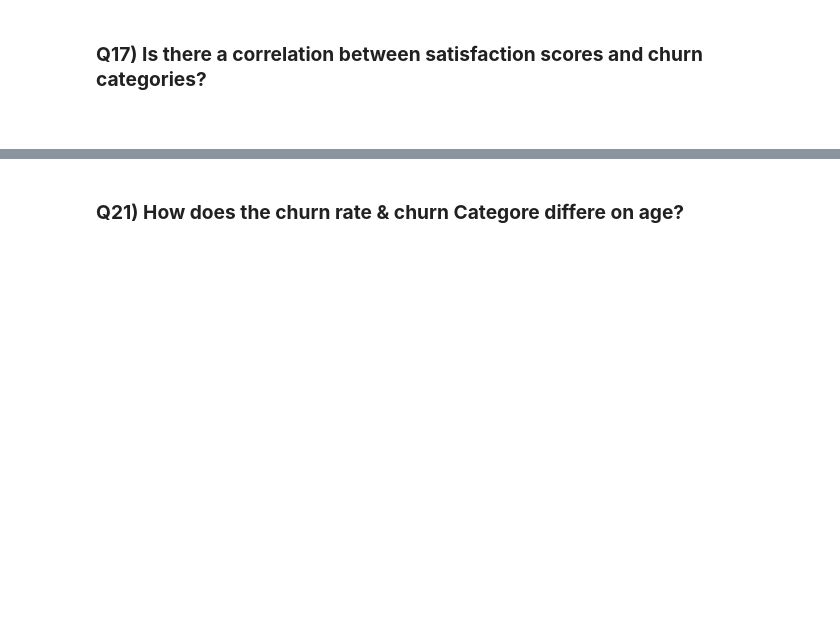
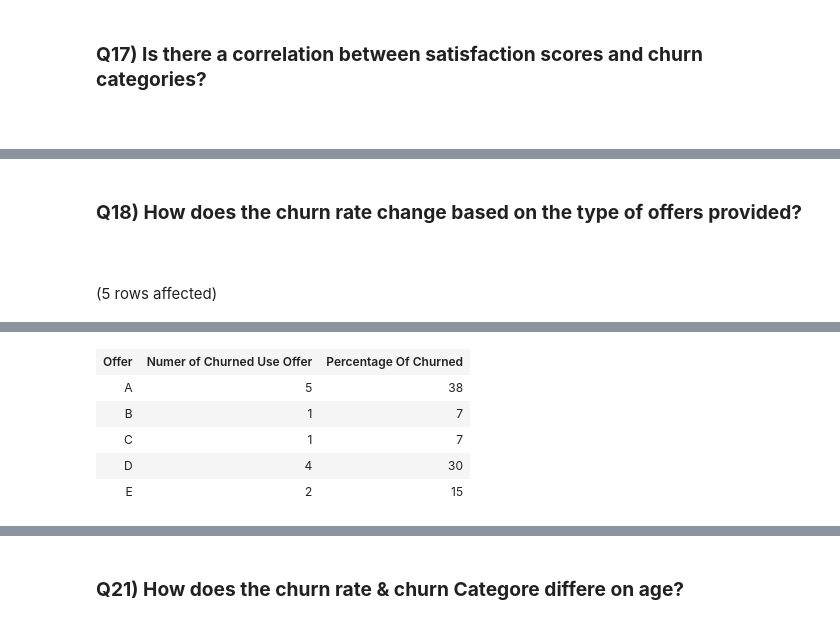
Before and after one commit to sohilamohey/ITI-SQL-Project-Telco-Company, a Jupyter notebook: Offical Code.ipynb, the cells around one changed output, grey strips where cells are left out. Cells and saved outputs as stored; diff of their text form; code cells hidden in the pictures; blank space fills up the shorter version.

```diff
--- a/Offical Code.ipynb
+++ b/Offical Code.ipynb
@@ -458,0 +551,24 @@ Q20
+# %% [markdown]
+### **Q18) How does the churn rate change based on the type of offers provided?**
+
+<span style="color: var(--vscode-foreground);"><br></span>
+# %%
+SELECT
+    sr.Offer,
+    COUNT(sr.Offer) AS [Numer of Churned Use Offer],
+    CAST(COUNT(sr.Offer) * 100 / (SELECT COUNT(Customer_Status)
+				FROM Status
+				WHERE Customer_Status = 'Churned') AS INT)
+				AS [Percentage Of Churned]
+FROM
+    Status st
+JOIN
+    Service sr
+    ON
+    sr.CustomerID = st.CustomerID
+WHERE
+    Customer_Status = 'Churned'
+GROUP BY
+    sr.Offer;
+# %% [output]
+(5 rows affected)
@@ -458,0 +576,6 @@ Q20
+| Offer | Numer of Churned Use Offer | Percentage Of Churned |
+| A | 5 | 38 |
+| B | 1 | 7 |
+| C | 1 | 7 |
+| D | 4 | 30 |
+| E | 2 | 15 |
```
Also changed, not shown: parts of 31 cells of this notebook.
